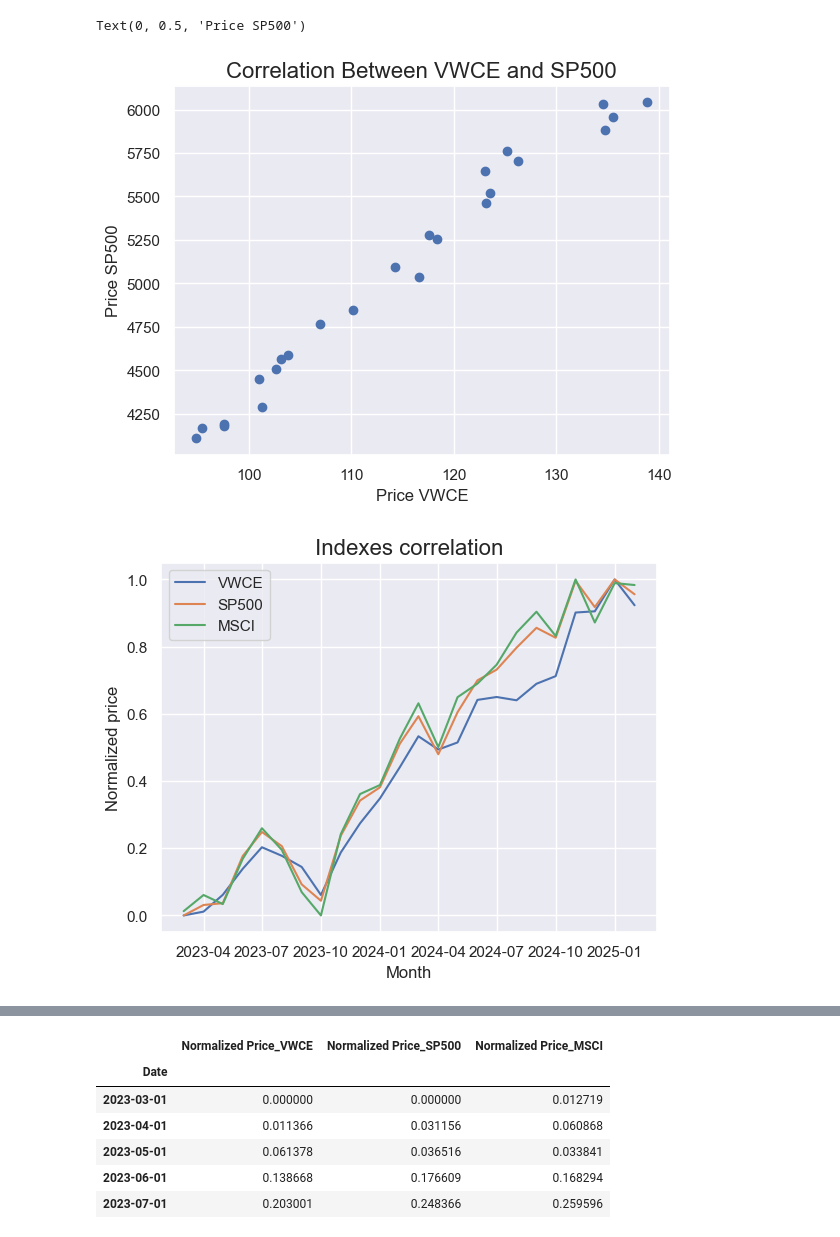
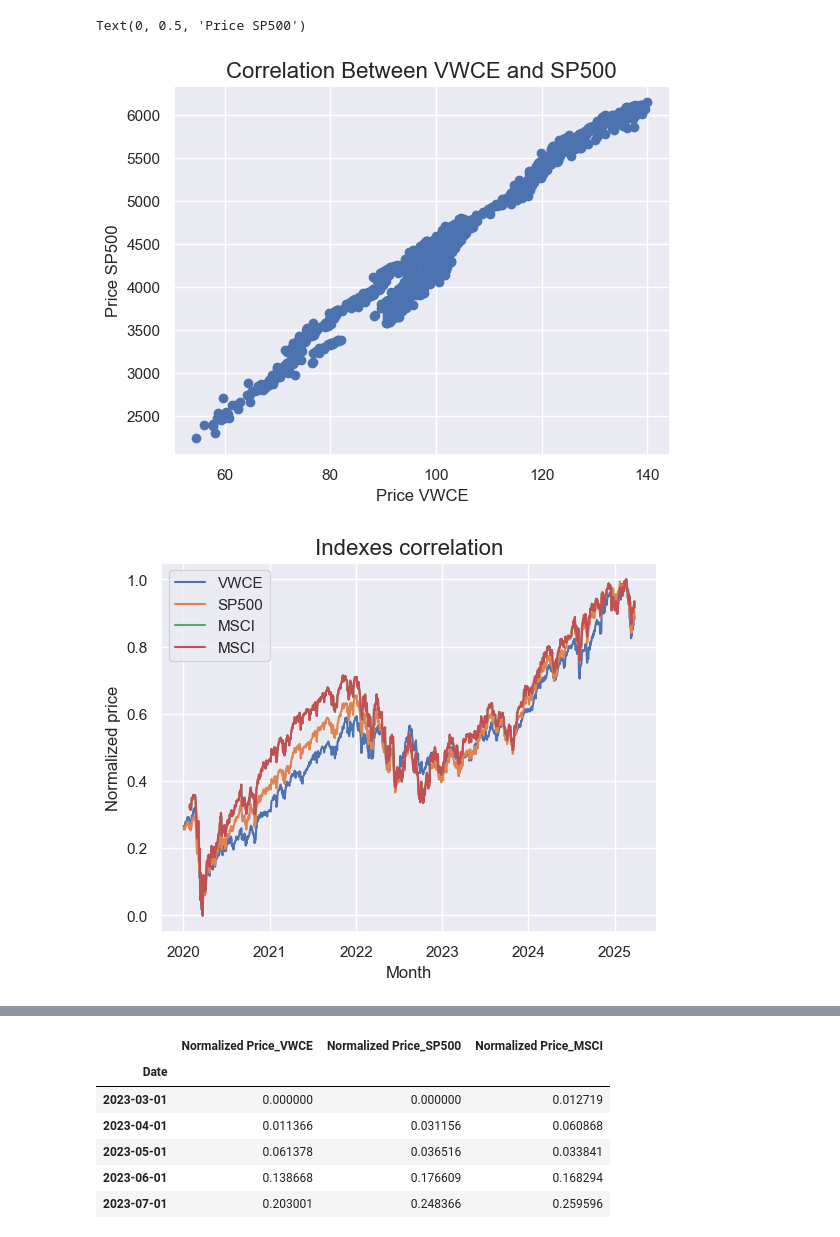
Before and after one commit to ChristianChimi/Financial-Analytics, a Jupyter notebook: Stock-Market-Analytics/Stock_market_Analytics.ipynb, the cells around one changed output, grey strips where cells are left out. Cells and saved outputs as stored; diff of their text form; code cells hidden in the pictures.

```diff
--- a/Stock-Market-Analytics/Stock_market_Analytics.ipynb
+++ b/Stock-Market-Analytics/Stock_market_Analytics.ipynb
@@ -9,11 +9,11 @@ import torch
 import torch.nn as nn
 import torch.optim as optim
 from torch.utils.data import DataLoader, TensorDataset
-df_VWCE=pd.read_csv('VWCE_ETF_Stock_Price.csv')
-df_SP500=pd.read_csv('S&P_500_Data.csv')
-df_APPLE=pd.read_csv('Apple_Stock_Price.csv')
-df_MSCI=pd.read_csv('MSCI.csv')
-df_EIMI=pd.read_csv("Eimi.csv")
+df_VWCE=pd.read_csv('vwce.csv')
+df_SP500=pd.read_csv('sp500.csv')
+df_APPLE=pd.read_csv('apple.csv')
+df_MSCI=pd.read_csv('msci.csv')
+df_EIMI=pd.read_csv("eimi.csv")
 sns.set(style="darkgrid")
 # %%
 df_VWCE
@@ -160,29 +139,51 @@ np.float64(0.989953876314216)
+# %%
+#As i want to plot VWCE and SP500 in the same graphic to compare their performance, i need to normalize their values because they are too far
+scaler=MinMaxScaler()
+
+df_APPLE['Date']=pd.to_datetime(df_APPLE['Date'])
+df_APPLE_ordered=df_APPLE.sort_values(by='Date', ascending=True).copy()
+df_APPLE_ordered.set_index('Date', inplace=True)
+#Let's verify the volatily of indexes and apple stocks. The best way is to use the standard deviations of the Change %
+df_APPLE_ordered['Change %'] = df_APPLE_ordered['Change %'].replace('%', '', regex=True)  # Remove %
+df_APPLE_ordered['Change %'] = df_APPLE_ordered['Change %'].astype(float)
+
+#Now i want to see if the APPLE stocks matches the indexes
+df_APPLE_ordered['Normalized Price']=scaler.fit_transform(df_APPLE_ordered[['Price']])
+df_VWCE_ordered['Normalized Price']=scaler.fit_transform(df_VWCE_ordered[['Price']])
+df_SP500_ordered['Normalized Price']=scaler.fit_transform(df_SP500_ordered[['Price']])
+df_MSCI_ordered['Normalized Price_MSCI']=scaler.fit_transform(df_MSCI_ordered[['Price_MSCI']])
+df_EIMI_ordered['Normalized Price']=scaler.fit_transform(df_EIMI_ordered[['Price']])
+# %%
+df_MSCI_ordered = df_MSCI_ordered.rename(columns={'Normalized Price': 'Normalized Price_MSCI'})
+df_merged = df_VWCE_ordered[['Normalized Price']].merge(df_SP500_ordered[['Normalized Price']], left_index=True, right_index=True, suffixes=('_VWCE', '_SP500'))
+df_merged = df_merged.merge(df_MSCI_ordered[['Normalized Price_MSCI']], left_index=True, right_index=True)
+df_merged = df_merged.merge(df_APPLE_ordered[['Normalized Price']], left_index=True, right_index=True)
+
+df_MSCI_ordered = df_MSCI_ordered.rename(columns={'Price': 'Price_MSCI'})
+df_merged2 = df_VWCE_ordered[['Price']].merge(df_SP500_ordered[['Price']], left_index=True, right_index=True, suffixes=('_VWCE', '_SP500'))
+df_merged2 = df_merged2.merge(df_MSCI_ordered[['Price_MSCI']], left_index=True, right_index=True)
+df_merged2 = df_merged2.merge(df_APPLE_ordered[['Price']], left_index=True, right_index=True)
 # %%
-plt.scatter(df_VWCE_ordered['Price'], df_SP500_ordered['Price'])
+plt.scatter(df_merged2['Price_VWCE'], df_merged2['Price_SP500'])
 plt.title("Correlation Between VWCE and SP500", fontsize=16)
 plt.xlabel("Price VWCE", fontsize=12)
 plt.ylabel("Price SP500", fontsize=12)
 #As the result of the concentration of US stocks in FTSE-All World, we can see a nearly perfect positive correlation
 # %% [output]
 Text(0, 0.5, 'Price SP500')
-[figure, old version]
+[figure, new version]
 # %%
-#As i want to plot VWCE and SP500 in the same graphic to compare their performance, i need to normalize their values because they are too far
-scaler=MinMaxScaler()
-df_VWCE_ordered['Normalized Price']=scaler.fit_transform(df_VWCE_ordered[['Price']],)
-df_SP500_ordered['Normalized Price']=scaler.fit_transform(df_SP500_ordered[['Price']])
-df_MSCI_ordered['Normalized Price']=scaler.fit_transform(df_MSCI_ordered[['Price']])
-df_EIMI_ordered['Normalized Price']=scaler.fit_transform(df_EIMI_ordered[['Price']])
+
 plt.plot(df_VWCE_ordered.index, df_VWCE_ordered['Normalized Price'], label="VWCE")
 plt.plot(df_SP500_ordered.index, df_SP500_ordered['Normalized Price'], label="SP500")
-plt.plot(df_MSCI_ordered.index, df_MSCI_ordered['Normalized Price'], label="MSCI")
+plt.plot(df_MSCI_ordered.index, df_MSCI_ordered['Normalized Price_MSCI'], label="MSCI")
 plt.title("Indexes correlation", fontsize=16)
 plt.xlabel("Month", fontsize=12)
 plt.ylabel("Normalized price", fontsize=12)
 plt.legend()
 plt.show()
 # %% [output]
-[figure, old version]
+[figure, new version]
 # %%
 #Looking at emerging markets and developed markets correlation: they are very correlated but EIMI has more volatility.
 #  Are we really diversifing? The rule is to invest in different countries, but what if they move the same?
```
Also changed, not shown: parts of 34 cells of this notebook, 8 other files.
